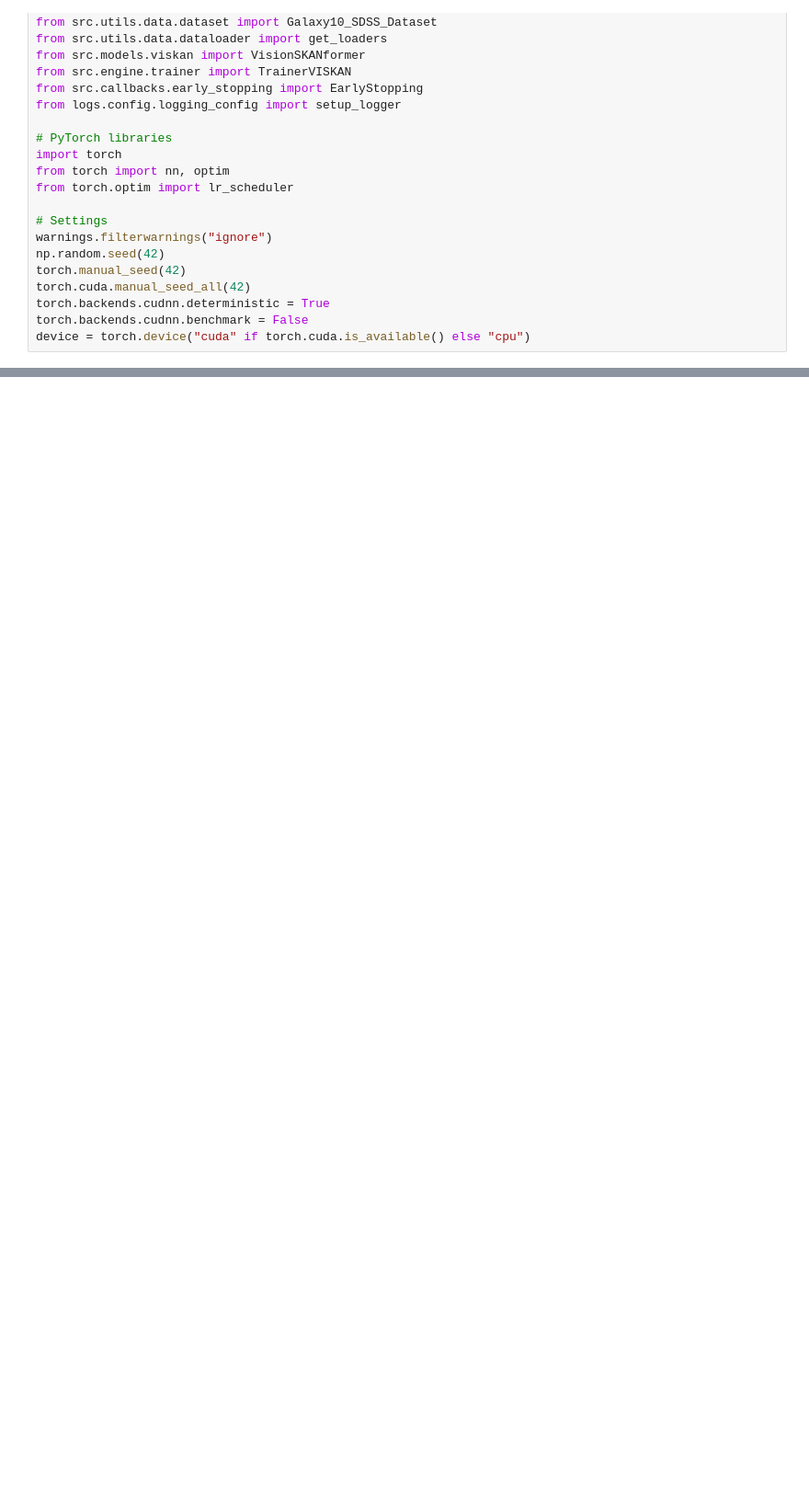
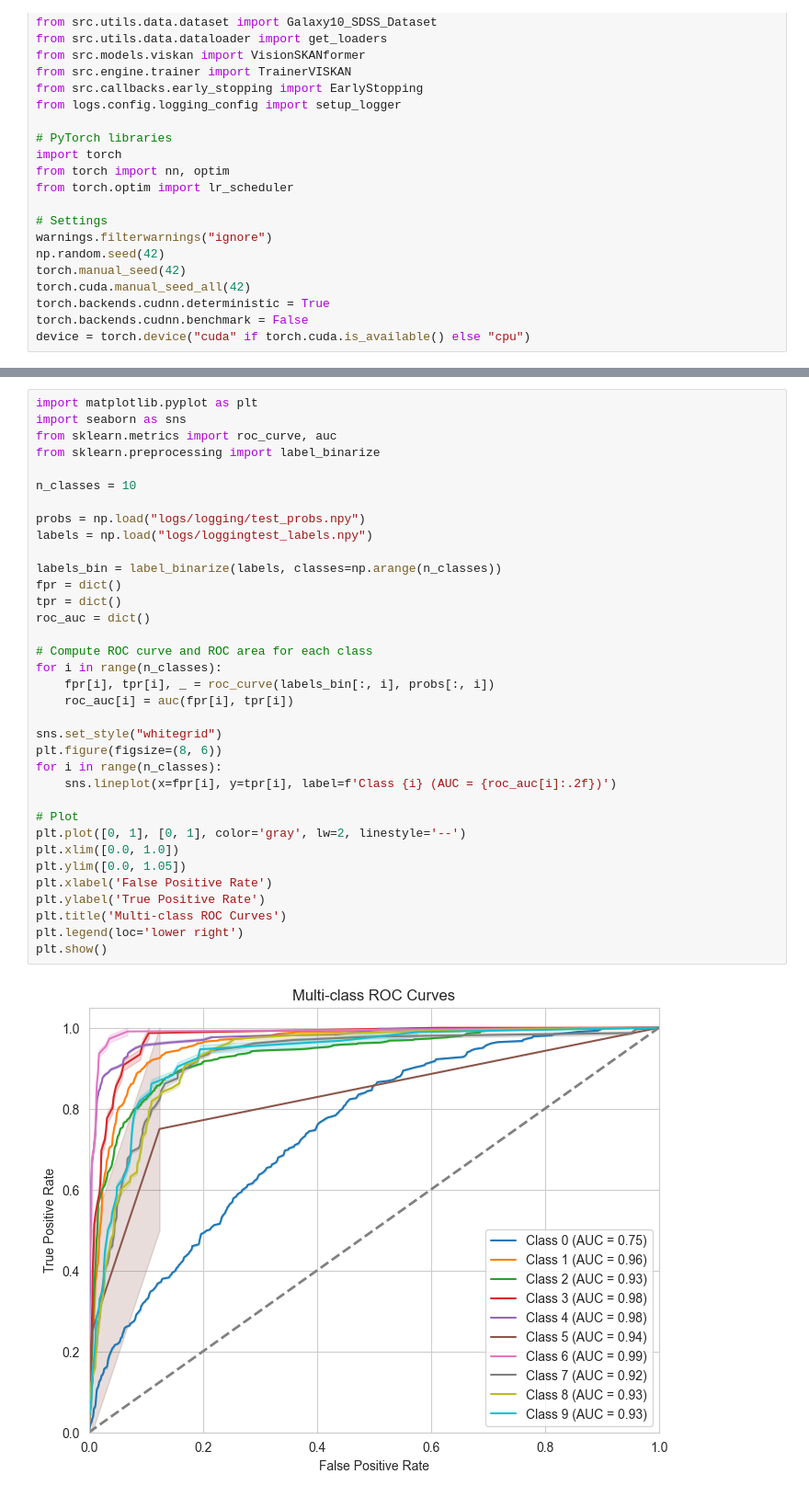
Before and after one commit to lnguyen258/VISKAN, a Jupyter notebook: notebook/demo_01.ipynb, the cells around one changed output, grey strips where cells are left out. Shown at 92% size. Saved outputs shown, nothing was run; the diff lists cells and outputs as text; blank space fills up the shorter version.

```diff
--- a/notebook/demo_01.ipynb
+++ b/notebook/demo_01.ipynb
@@ -95,0 +96,37 @@ TrainerVISKAN - INFO - Epoch 6/50: Train Loss=1.1004, Train Acc=0.5810, Val Loss
+# %%
+import matplotlib.pyplot as plt
+import seaborn as sns
+from sklearn.metrics import roc_curve, auc
+from sklearn.preprocessing import label_binarize
+
+n_classes = 10
+
+probs = np.load("logs/logging/test_probs.npy")
+labels = np.load("logs/loggingtest_labels.npy")
+
+labels_bin = label_binarize(labels, classes=np.arange(n_classes))
+fpr = dict()
+tpr = dict()
+roc_auc = dict()
+
+# Compute ROC curve and ROC area for each class
+for i in range(n_classes):
+    fpr[i], tpr[i], _ = roc_curve(labels_bin[:, i], probs[:, i])
+    roc_auc[i] = auc(fpr[i], tpr[i])
+
+sns.set_style("whitegrid")
+plt.figure(figsize=(8, 6))
+for i in range(n_classes):
+    sns.lineplot(x=fpr[i], y=tpr[i], label=f'Class {i} (AUC = {roc_auc[i]:.2f})')
+
+# Plot
+plt.plot([0, 1], [0, 1], color='gray', lw=2, linestyle='--')
+plt.xlim([0.0, 1.0])
+plt.ylim([0.0, 1.05])
+plt.xlabel('False Positive Rate')
+plt.ylabel('True Positive Rate')
+plt.title('Multi-class ROC Curves')
+plt.legend(loc='lower right')
+plt.show()
+# %% [output]
+[figure, added]
```
Also changed, not shown: parts of 1 cell of this notebook, 6 other files.
